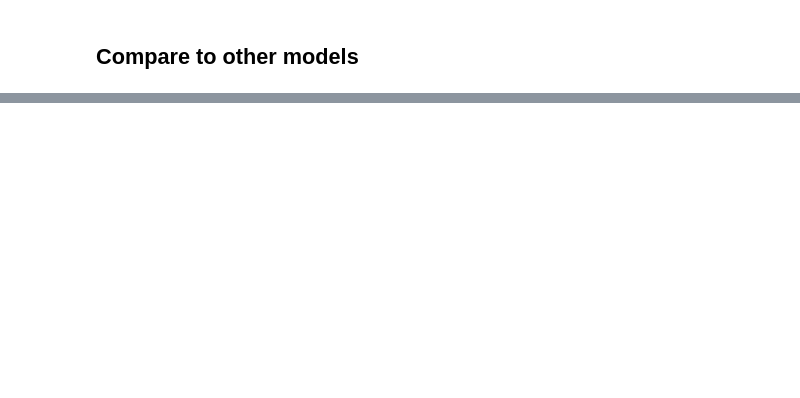
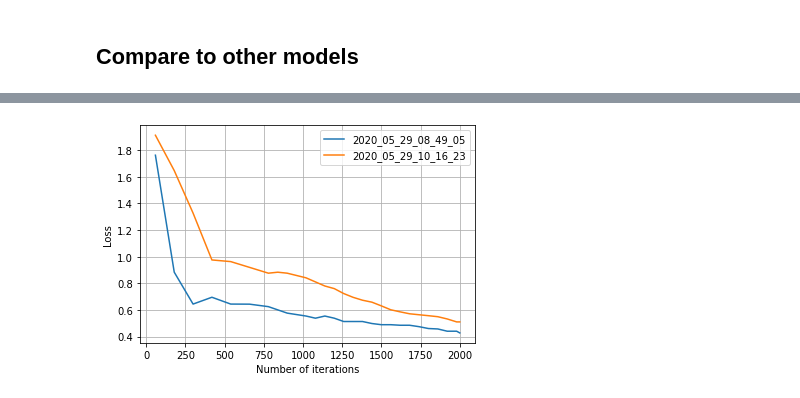
Before and after one commit to j0rd1smit/CS4245_cv_project_zebra_fish, a Jupyter notebook: notebooks/colab/validation.ipynb, the cells around one changed output, grey strips where cells are left out. Cells and saved outputs as stored; diff of their text form; code cells hidden in the pictures; blank space fills up the shorter version.

```diff
--- a/notebooks/colab/validation.ipynb
+++ b/notebooks/colab/validation.ipynb
@@ -94,0 +133,4 @@ segm_df
+# %%
+plot_all_model_validation_loss()
+# %% [output]
+[figure, added]
```
Also changed, not shown: parts of 8 cells of this notebook, 2 other files.
